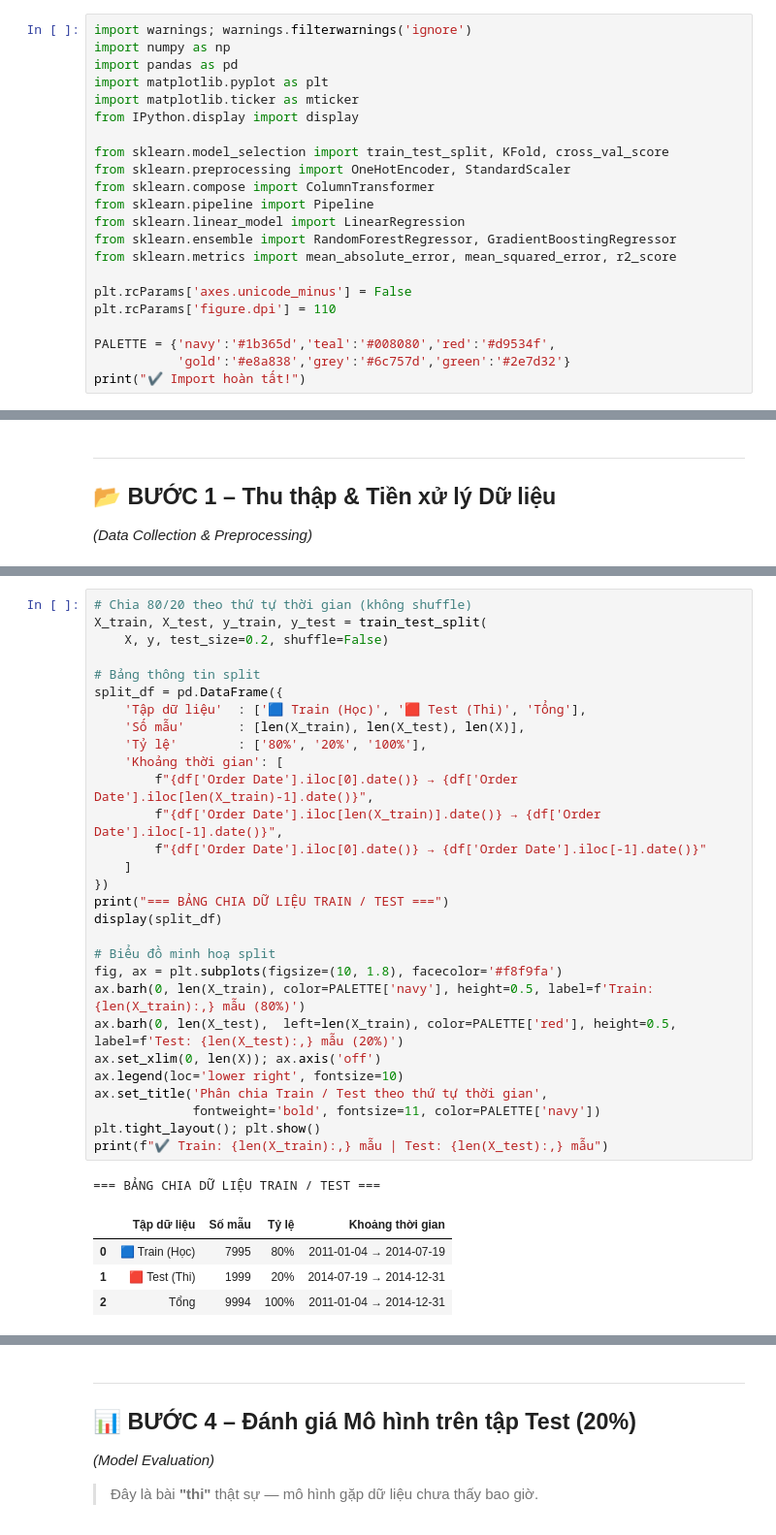
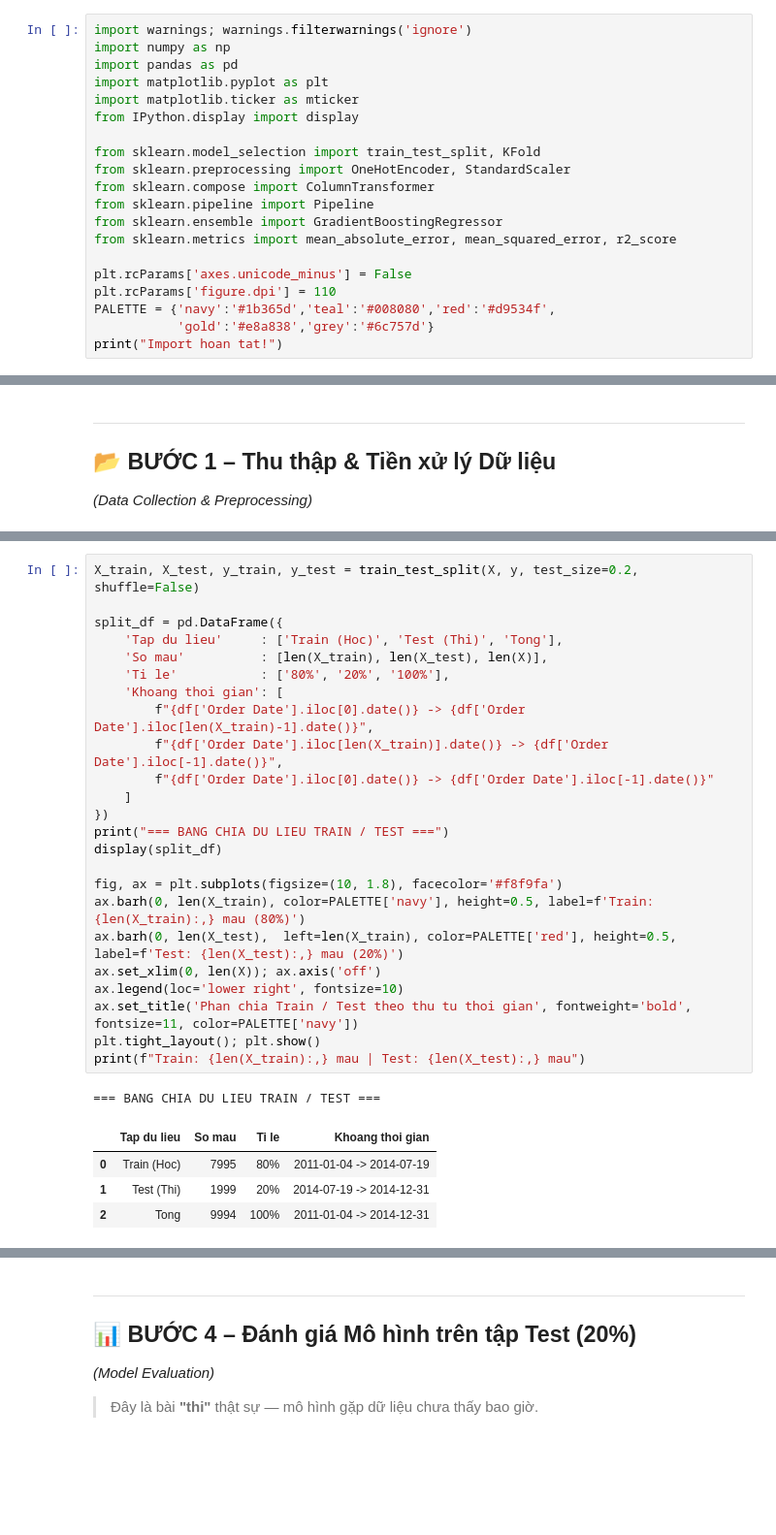
Before and after one commit to TuIT-198/Module4_KADA-, a Jupyter notebook: notebooks/profit_forecast_notebook.ipynb, the cells around one changed output, grey strips where cells are left out. Shown at 97% size. Drawn from its saved outputs; the diff is of its cells as text; blank space fills up the shorter version.

```diff
--- a/notebooks/profit_forecast_notebook.ipynb
+++ b/notebooks/profit_forecast_notebook.ipynb
@@ -21,18 +21,16 @@ import matplotlib.pyplot as plt
 import matplotlib.ticker as mticker
 from IPython.display import display
 
-from sklearn.model_selection import train_test_split, KFold, cross_val_score
+from sklearn.model_selection import train_test_split, KFold
 from sklearn.preprocessing import OneHotEncoder, StandardScaler
 from sklearn.compose import ColumnTransformer
 from sklearn.pipeline import Pipeline
-from sklearn.linear_model import LinearRegression
-from sklearn.ensemble import RandomForestRegressor, GradientBoostingRegressor
+from sklearn.ensemble import GradientBoostingRegressor
 from sklearn.metrics import mean_absolute_error, mean_squared_error, r2_score
 
 plt.rcParams['axes.unicode_minus'] = False
 plt.rcParams['figure.dpi'] = 110
-
 PALETTE = {'navy':'#1b365d','teal':'#008080','red':'#d9534f',
-           'gold':'#e8a838','grey':'#6c757d','green':'#2e7d32'}
-print("✔ Import hoàn tất!")
+           'gold':'#e8a838','grey':'#6c757d'}
+print("Import hoan tat!")
 # %% [output]
@@ -132,36 +121,31 @@ display(summary_step1)
 # %%
-# Chia 80/20 theo thứ tự thời gian (không shuffle)
-X_train, X_test, y_train, y_test = train_test_split(
-    X, y, test_size=0.2, shuffle=False)
+X_train, X_test, y_train, y_test = train_test_split(X, y, test_size=0.2, shuffle=False)
 
-# Bảng thông tin split
 split_df = pd.DataFrame({
-    'Tập dữ liệu'  : ['🟦 Train (Học)', '🟥 Test (Thi)', 'Tổng'],
-    'Số mẫu'       : [len(X_train), len(X_test), len(X)],
-    'Tỷ lệ'        : ['80%', '20%', '100%'],
-    'Khoảng thời gian': [
-        f"{df['Order Date'].iloc[0].date()} → {df['Order Date'].iloc[len(X_train)-1].date()}",
-        f"{df['Order Date'].iloc[len(X_train)].date()} → {df['Order Date'].iloc[-1].date()}",
-        f"{df['Order Date'].iloc[0].date()} → {df['Order Date'].iloc[-1].date()}"
+    'Tap du lieu'     : ['Train (Hoc)', 'Test (Thi)', 'Tong'],
+    'So mau'          : [len(X_train), len(X_test), len(X)],
+    'Ti le'           : ['80%', '20%', '100%'],
+    'Khoang thoi gian': [
+        f"{df['Order Date'].iloc[0].date()} -> {df['Order Date'].iloc[len(X_train)-1].date()}",
+        f"{df['Order Date'].iloc[len(X_train)].date()} -> {df['Order Date'].iloc[-1].date()}",
+        f"{df['Order Date'].iloc[0].date()} -> {df['Order Date'].iloc[-1].date()}"
     ]
 })
-print("=== BẢNG CHIA DỮ LIỆU TRAIN / TEST ===")
+print("=== BANG CHIA DU LIEU TRAIN / TEST ===")
 display(split_df)
 
-# Biểu đồ minh hoạ split
 fig, ax = plt.subplots(figsize=(10, 1.8), facecolor='#f8f9fa')
-ax.barh(0, len(X_train), color=PALETTE['navy'], height=0.5, label=f'Train: {len(X_train):,} mẫu (80%)')
-ax.barh(0, len(X_test),  left=len(X_train), color=PALETTE['red'], height=0.5, label=f'Test: {len(X_test):,} mẫu (20%)')
+ax.barh(0, len(X_train), color=PALETTE['navy'], height=0.5, label=f'Train: {len(X_train):,} mau (80%)')
+ax.barh(0, len(X_test),  left=len(X_train), color=PALETTE['red'], height=0.5, label=f'Test: {len(X_test):,} mau (20%)')
 ax.set_xlim(0, len(X)); ax.axis('off')
 ax.legend(loc='lower right', fontsize=10)
-ax.set_title('Phân chia Train / Test theo thứ tự thời gian',
-             fontweight='bold', fontsize=11, color=PALETTE['navy'])
+ax.set_title('Phan chia Train / Test theo thu tu thoi gian', fontweight='bold', fontsize=11, color=PALETTE['navy'])
 plt.tight_layout(); plt.show()
-print(f"✔ Train: {len(X_train):,} mẫu | Test: {len(X_test):,} mẫu")
+print(f"Train: {len(X_train):,} mau | Test: {len(X_test):,} mau")
 # %% [output]
-=== BẢNG CHIA DỮ LIỆU TRAIN / TEST ===
+=== BANG CHIA DU LIEU TRAIN / TEST ===
-|  | Tập dữ liệu | Số mẫu | Tỷ lệ | Khoảng thời gian |
-| 0 | 🟦 Train (Học) | 7995 | 80% | 2011-01-04 → 2014-07-19 |
-| 1 | 🟥 Test (Thi) | 1999 | 20% | 2014-07-19 → 2014-12-31 |
-| 2 | Tổng | 9994 | 100% | 2011-01-04 → 2014-12-31 |
+|  | Tap du lieu | So mau | Ti le | Khoang thoi gian |
+| 0 | Train (Hoc) | 7995 | 80% | 2011-01-04 -> 2014-07-19 |
+| 1 | Test (Thi) | 1999 | 20% | 2014-07-19 -> 2014-12-31 |
+| 2 | Tong | 9994 | 100% | 2011-01-04 -> 2014-12-31 |
 [figure]
```
Also changed, not shown: parts of 25 cells of this notebook.
